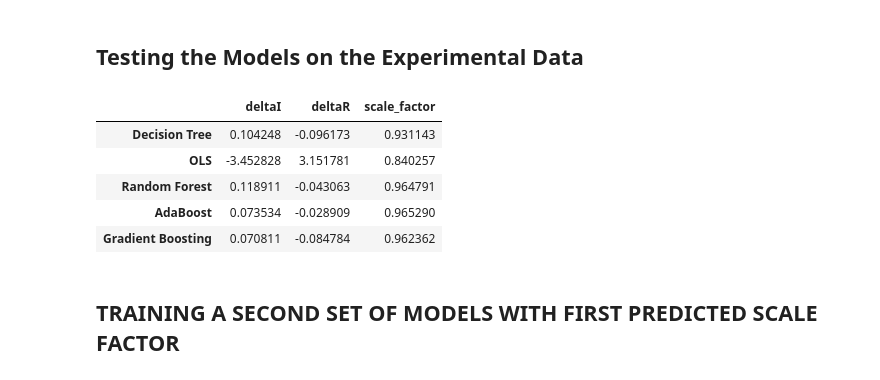
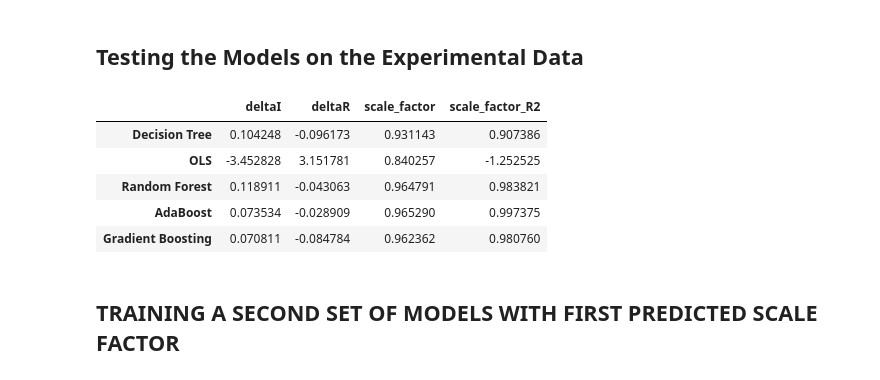
Before and after one commit to Lcollins91/DS_ResearchProject_ND, a Jupyter notebook: Hexagon_Spec_Models_v3_scaleFactor.ipynb, the cells around one changed output. Cells and saved outputs as stored; diff of their text form; code cells hidden in the pictures.

```diff
--- a/Hexagon_Spec_Models_v3_scaleFactor.ipynb
+++ b/Hexagon_Spec_Models_v3_scaleFactor.ipynb
@@ -209,6 +211,8 @@ plotSummary(Y_test['deltaR'], y_pred_DT[:,1], 'deltaR Depth 30')
 #myResiduals(Y_test['deltaR'], y_3[:,1])
 plotSummary(Y_test['scale_factor'], y_pred_DT[:,2], 'scale factor - DT')
 
+DT_R2_sf = r2_score(Y_test['scale_factor'], y_pred_DT[:,2])
+
 print(' ')
 
 #Trying to understand the scoring
@@ -252,6 +256,8 @@ print('Score - Random Forest:' , model_RF.score(X_test, Y_test), 'for delta I/R
 plotSummary(Y_test['deltaI'], predict_RF[:,0], 'deltaI 10')
 plotSummary(Y_test['deltaR'], predict_RF[:,1], 'deltaR 10')
 plotSummary(Y_test['scale_factor'], predict_RF[:,2], 'Scale Factor')
+
+RF_R2_sf = r2_score(Y_test['scale_factor'], predict_RF[:,2])
 # %% [output]
 Score - Random Forest: 0.8993279417370635 for delta I/R 10
 
@@ -297,6 +303,8 @@ plotSummary(Y_test['scale_factor'], y_pred_AB1_sf, 'AdaBoost Scale Factor')
 print('Delta I AdaBoost Score:', model_AB.score(X_test, Y_test['deltaI']))
 print('Delta R AdaBoost Score:', model_AB_R.score(X_test, Y_test['deltaR']))
 print('Scale Factor AdaBoost Score:', model_AB_sf.score(X_test, Y_test['scale_factor']))
+
+ABRF_R2_sf = r2_score(Y_test['scale_factor'], y_pred_AB1_sf)
 # %% [output]
 RMSE on test data: 0.08239214789435773 for  AdaBoost Delta I
 R^2 Score on test data: 0.9168658283846048 for AdaBoost Delta I
@@ -346,6 +354,8 @@ plotSummary(Y_test['scale_factor'], y_pred_GB1_sf, 'GradientBoost Scale Factor')
 print('Delta I Gradient Boost Score:', model_GB.score(X_test, Y_test['deltaI']))
 print('Delta R Gradient Boost Score:', model_GB_R.score(X_test, Y_test['deltaR']))
 print('Scale Factor Gradient Boost Score:', model_GB_sf.score(X_test, Y_test['scale_factor']))
+
+GBRF_R2_sf = r2_score(Y_test['scale_factor'], y_pred_GB1_sf)
 # %% [output]
 RMSE on test data: 0.1430689263912966 for  GradientBoost Delta I
 R^2 Score on test data: 0.7493321935719972 for GradientBoost Delta I
@@ -366,39 +376,40 @@ Scale Factor Gradient Boost Score: 0.9807601161854503
 # %%
 # Load the experimental data
 exp_data = pd.read_csv('Training_Data/Hexagon/HexagonExperimentalData060618_v3.csv', header = None, names = energy_names)
 
 pred_phase_OLS_R = results_OLS_R.predict(exp_data)
 pred_phase_OLS_I = results_OLS_I.predict(exp_data)
 pred_scale_factor_OLS = results_OLS_sf.predict(exp_data)
 
 pred_phase_DT = regr_DT.predict(exp_data)
 
 pred_phase_RF = regr_RF.predict(exp_data)
 
 pred_phase_AB_R = model_AB_R.predict(exp_data)
 pred_phase_AB_I = model_AB.predict(exp_data)
 pred_sf_AB = model_AB_sf.predict(exp_data)
 
 pred_phase_GB_I = model_GB.predict(exp_data)
 pred_phase_GB_R = model_GB_R.predict(exp_data)
 pred_sf_GB = model_GB_sf.predict(exp_data)
 
 predictedPhases = pd.DataFrame(pred_phase_DT, columns = ['deltaI', 'deltaR', 'scale_factor'], index = ['Decision Tree'])
 
 predictedPhases.loc['OLS'] = (pred_phase_OLS_I[0], pred_phase_OLS_R[0], pred_scale_factor_OLS[0])
 predictedPhases.loc['Random Forest'] = pred_phase_RF[0]
 predictedPhases.loc['AdaBoost'] = (pred_phase_AB_I[0], pred_phase_AB_R[0], pred_sf_AB[0])
 predictedPhases.loc['Gradient Boosting'] = (pred_phase_GB_I[0], pred_phase_GB_R[0], pred_sf_GB[0])
 
+predictedPhases['scale_factor_R2'] = (DT_R2_sf, OLS_R2_sf, RF_R2_sf, ABRF_R2_sf, GBRF_R2_sf)
 
 predictedPhases
 # %% [output]
-|  | deltaI | deltaR | scale_factor |
-| Decision Tree | 0.104248 | -0.096173 | 0.931143 |
-| OLS | -3.452828 | 3.151781 | 0.840257 |
-| Random Forest | 0.118911 | -0.043063 | 0.964791 |
-| AdaBoost | 0.073534 | -0.028909 | 0.965290 |
-| Gradient Boosting | 0.070811 | -0.084784 | 0.962362 |
+|  | deltaI | deltaR | scale_factor | scale_factor_R2 |
+| Decision Tree | 0.104248 | -0.096173 | 0.931143 | 0.907386 |
+| OLS | -3.452828 | 3.151781 | 0.840257 | -1.252525 |
+| Random Forest | 0.118911 | -0.043063 | 0.964791 | 0.983821 |
+| AdaBoost | 0.073534 | -0.028909 | 0.965290 | 0.997375 |
+| Gradient Boosting | 0.070811 | -0.084784 | 0.962362 | 0.980760 |
 # %% [markdown]
 ## TRAINING A SECOND SET OF MODELS WITH FIRST PREDICTED SCALE FACTOR
 # %% [markdown]
```
Also changed, not shown: parts of 2 cells of this notebook.
